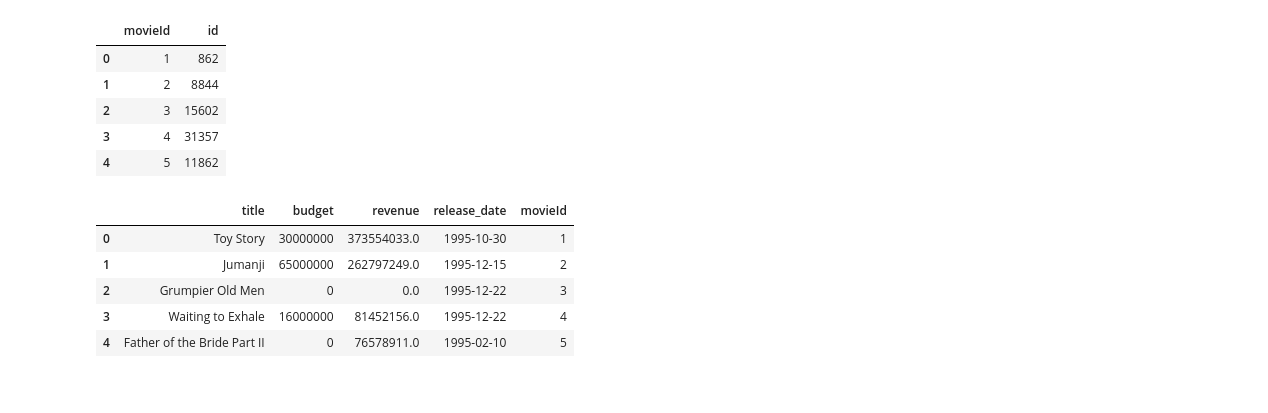
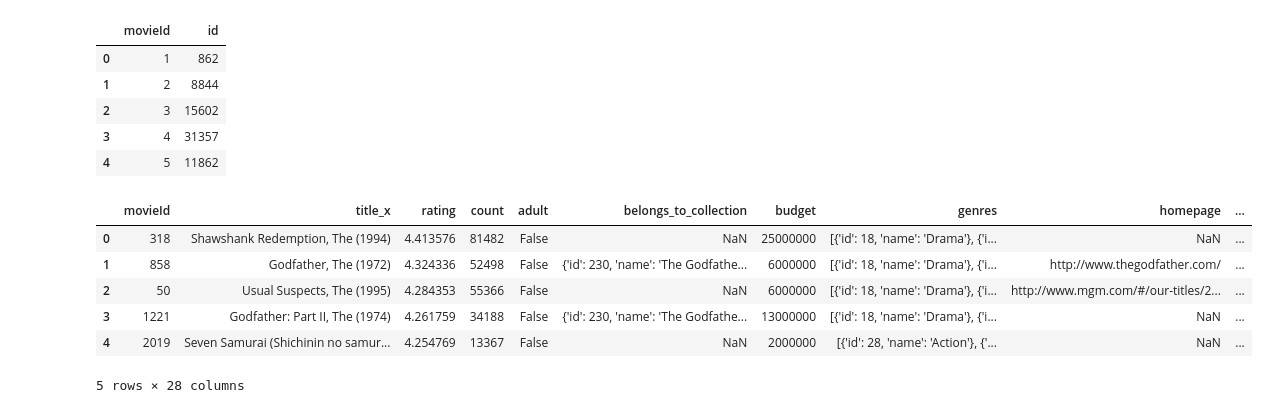
Before and after one commit to mvillarios/dashboard, a Jupyter notebook: proyecto.ipynb, the cells around one changed output. Saved outputs shown, nothing was run; the diff lists cells and outputs as text; code cells hidden in the pictures.

```diff
--- a/proyecto.ipynb
+++ b/proyecto.ipynb
@@ -108,7 +112,7 @@ See the caveats in the documentation: https://pandas.pydata.org/pandas-docs/stab
 | 1652 | 1221 | Godfather: Part II, The (1974) | 4.261759 | 34188 |
 | 1655 | 2019 | Seven Samurai (Shichinin no samur... | 4.254769 | 13367 |
 # %%
-df_movies_meta = pd.read_csv('datasets/IMBD/movies_metadata.csv',
+df_movies_metadata = pd.read_csv('datasets/IMBD/movies_metadata.csv',
                              low_memory=False)
 
 print("Archivo cargado correctamente")
@@ -157,21 +152,19 @@ df_links.head()
 | 4 | 5 | 11862 |
 # %%
 # Concatena los df de links y movies_meta usando Concat
-
 df_movies_meta_link = pd.merge(df_movies_meta, df_links, on='id')
-
-df_movies_meta_link.drop(['id'], axis=1, inplace=True)
-
-df_movies_meta_link.head()
-# %% [output]
-|  | title | budget | revenue | release_date | movieId |
-| 0 | Toy Story | 30000000 | 373554033.0 | 1995-10-30 | 1 |
-| 1 | Jumanji | 65000000 | 262797249.0 | 1995-12-15 | 2 |
-| 2 | Grumpier Old Men | 0 | 0.0 | 1995-12-22 | 3 |
-| 3 | Waiting to Exhale | 16000000 | 81452156.0 | 1995-12-22 | 4 |
-| 4 | Father of the Bride Part II | 0 | 76578911.0 | 1995-02-10 | 5 |
 # %%
 # Une el df filtrado y el df de movies_meta usando merge
+# Ocupar este dataframe para crear otros dataframes
+df_final_usable = df_movies_rating_filtered.merge(df_movies_meta_link, on='movieId')
 
-df_final = df_movies_rating_filtered.merge(df_movies_meta_link, on='movieId')
+df_final_usable.head()
+# %% [output]
+|  | movieId | title_x | rating | count | adult | belongs_to_collection | budget | genres | homepage | ... |
+| 0 | 318 | Shawshank Redemption, The (1994) | 4.413576 | 81482 | False | NaN | 25000000 | [{'id': 18, 'name': 'Drama'}, {'i... | NaN | ... |
+| 1 | 858 | Godfather, The (1972) | 4.324336 | 52498 | False | {'id': 230, 'name': 'The Godfathe... | 6000000 | [{'id': 18, 'name': 'Drama'}, {'i... | http://www.thegodfather.com/ | ... |
+| 2 | 50 | Usual Suspects, The (1995) | 4.284353 | 55366 | False | NaN | 6000000 | [{'id': 18, 'name': 'Drama'}, {'i... | http://www.mgm.com/#/our-titles/2... | ... |
+| 3 | 1221 | Godfather: Part II, The (1974) | 4.261759 | 34188 | False | {'id': 230, 'name': 'The Godfathe... | 13000000 | [{'id': 18, 'name': 'Drama'}, {'i... | NaN | ... |
+| 4 | 2019 | Seven Samurai (Shichinin no samur... | 4.254769 | 13367 | False | NaN | 2000000 | [{'id': 28, 'name': 'Action'}, {'... | NaN | ... |
+5 rows × 28 columns
 # %%
```
Also changed, not shown: parts of 15 cells of this notebook, 2 other files.
